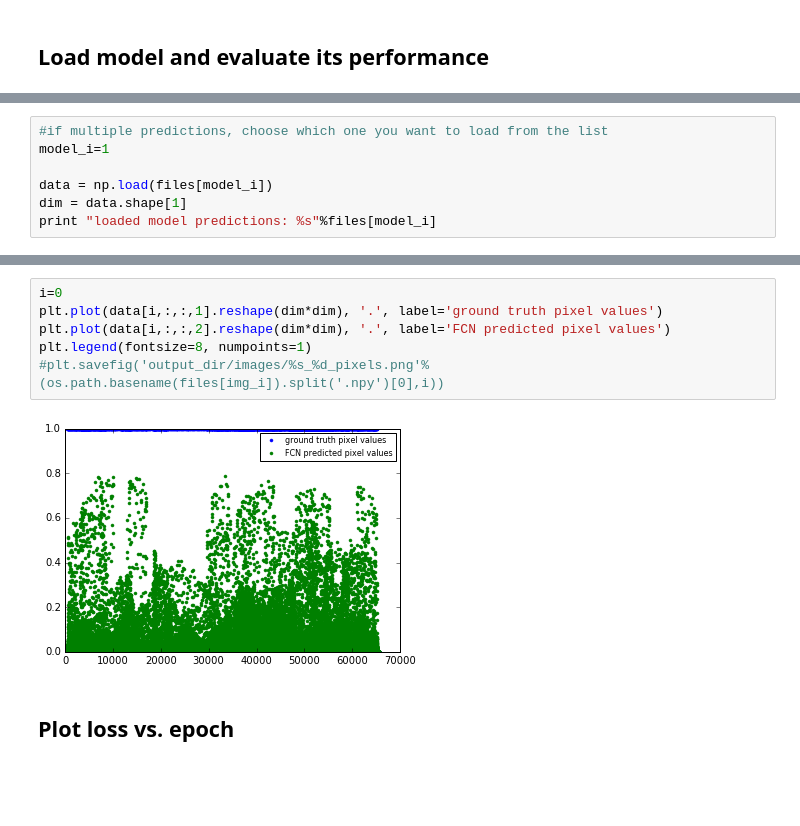
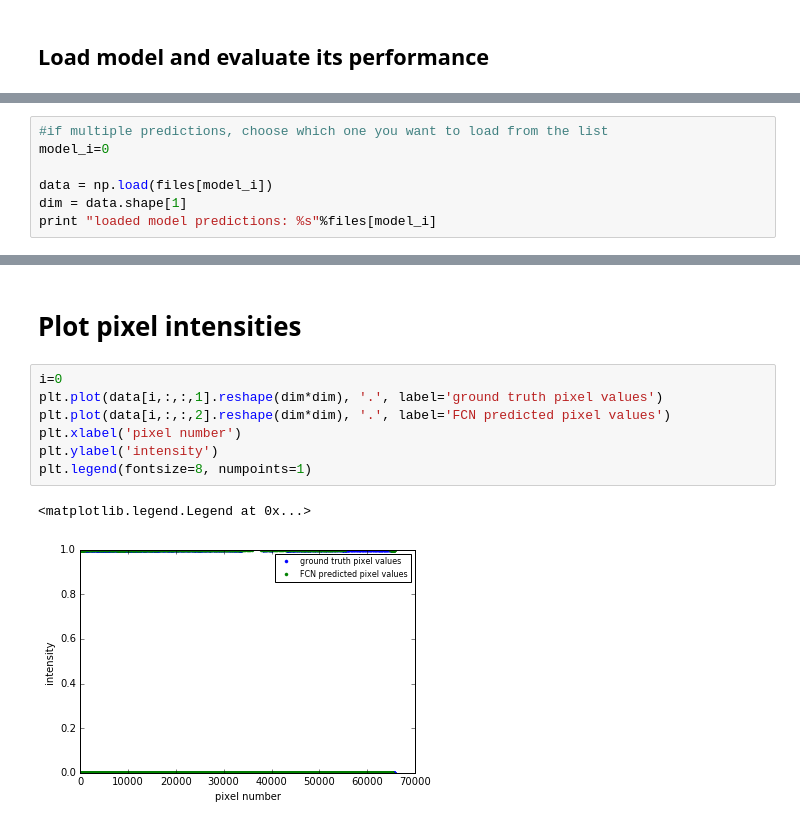
Before and after one commit to cczhu/moon_convnet_public, a Jupyter notebook: rings_analyze_remote.ipynb, the cells around one changed output, grey strips where cells are left out. Saved outputs shown, nothing was run; the diff lists cells and outputs as text; blank space fills up the shorter version.

```diff
--- a/rings_analyze_remote.ipynb
+++ b/rings_analyze_remote.ipynb
@@ -25,6 +26,6 @@ files
 # %%
 #if multiple predictions, choose which one you want to load from the list
-model_i=1
+model_i=0
 
 data = np.load(files[model_i])
 dim = data.shape[1]
@@ -64,10 +92,12 @@ if get_crater_dist == 1:
+# %% [markdown]
+# Plot pixel intensities
 # %%
 i=0
 plt.plot(data[i,:,:,1].reshape(dim*dim), '.', label='ground truth pixel values')
 plt.plot(data[i,:,:,2].reshape(dim*dim), '.', label='FCN predicted pixel values')
+plt.xlabel('pixel number')
+plt.ylabel('intensity')
 plt.legend(fontsize=8, numpoints=1)
-#plt.savefig('output_dir/images/%s_%d_pixels.png'%(os.path.basename(files[img_i]).split('.npy')[0],i))
 # %% [output]
+<matplotlib.legend.Legend at 0x...>
-[figure, old version]
+[figure, new version]
-# %% [markdown]
-## Plot loss vs. epoch
```
Also changed, not shown: parts of 6 cells of this notebook, 1 other file.
